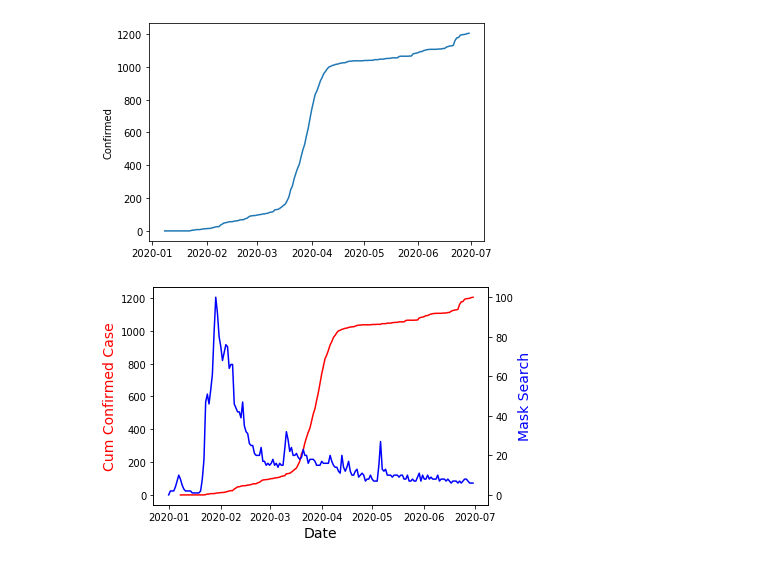
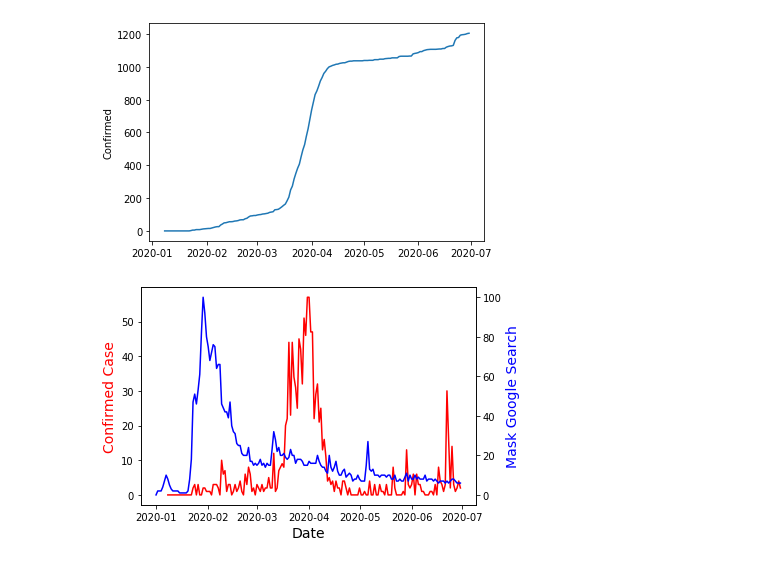
Before and after one commit to jackychansky/COVID19-ResponseFromHK-DataAnalysis, a Jupyter notebook: ki/g6p1/for ppt/plotgraph.ipynb, the cells around one changed output. Saved outputs shown, nothing was run; the diff lists cells and outputs as text; code cells hidden in the pictures.

```diff
--- a/ki/g6p1/for ppt/plotgraph.ipynb
+++ b/ki/g6p1/for ppt/plotgraph.ipynb
@@ -1,7 +1,7 @@
 # %%
 import pandas as pd
 # %%
-df_covid=pd.read_csv('hkconfirmedcase.csv', index_col='Date')
+df_covid=pd.read_excel('covidnew_hk.xlsx', index_col='Date')
 # %%
 df_covid.index=pd.DatetimeIndex(df_covid.index)
 # %%
@@ -72,24 +72,28 @@ sns.lineplot(x = merge.index, y = "Confirmed", data = merge)
 <matplotlib.axes._subplots.AxesSubplot at 0x...>
 [figure]
 # %%
+import numpy as np
+import pandas as pd
+import matplotlib.pyplot as plt
+import seaborn as sns
 # create figure and axis objects with subplots()
 fig,ax = plt.subplots()
 # make a plot
 ax.plot(merge.index , merge.Confirmed, color="red")
 # set x-axis label
 ax.set_xlabel("Date",fontsize=14)
 # set y-axis label
-ax.set_ylabel("Cum Confirmed Case",color="red",fontsize=14)
+ax.set_ylabel("Confirmed Case",color="red",fontsize=14)
 # twin object for two different y-axis on the sample plot
 ax2=ax.twinx()
 # make a plot with different y-axis using second axis object
 ax2.plot(merge.index, merge['Mask(Chi)'] ,color="blue")
-ax2.set_ylabel("Mask Search",color="blue",fontsize=14)
+ax2.set_ylabel("Mask Google Search",color="blue",fontsize=14)
 plt.show()
 # save the plot as a file
-fig.savefig('two_different_y_axis_for_single_python_plot_with_twinx.jpg',
+fig.savefig('hk_gt_case.jpg',
             format='jpeg',
-            dpi=100,
+            dpi=600,
             bbox_inches='tight')
 # %% [output]
-[figure, old version]
+[figure, new version]
```
Also changed, not shown: parts of 2 cells of this notebook, 7 other files.
